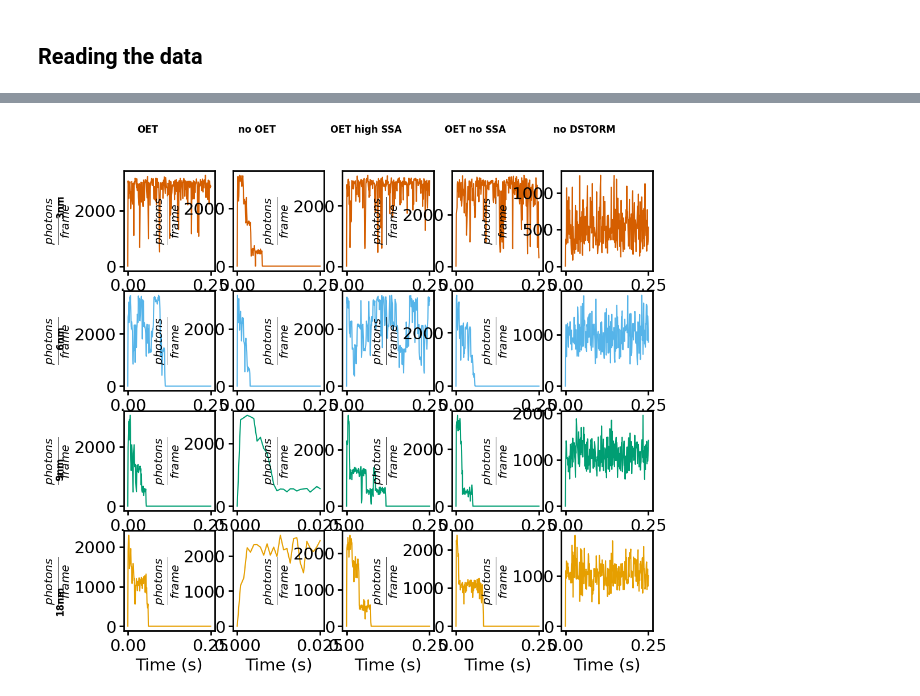
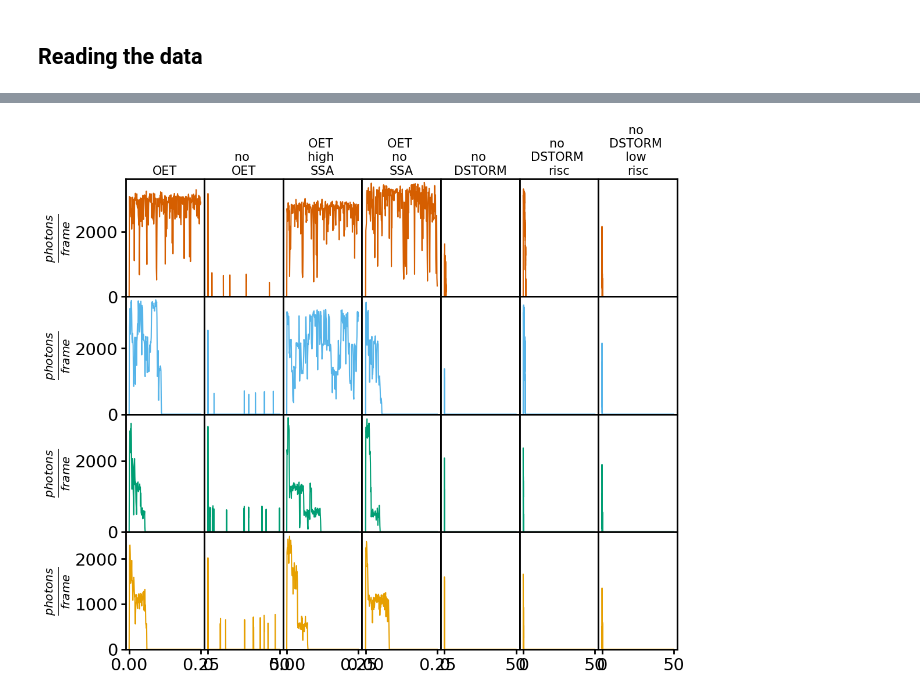
Before and after one commit to super-resolution/Fluopy, a Jupyter notebook: notebooks/Chapter_I/1_12_multi_f_et_antibunching/multi_f_et_antibunching.ipynb, the cells around one changed output, grey strips where cells are left out. Saved outputs shown, nothing was run; the diff lists cells and outputs as text; code cells hidden in the pictures.

```diff
--- a/notebooks/Chapter_I/1_12_multi_f_et_antibunching/multi_f_et_antibunching.ipynb
+++ b/notebooks/Chapter_I/1_12_multi_f_et_antibunching/multi_f_et_antibunching.ipynb
@@ -126,51 +141,48 @@ KeyboardInterrupt:
 # %%
 rcParams["axes.linewidth"] = 2
-gs = plt.GridSpec(4, 5)
-fig = plt.figure(figsize=(12, 10.5))
+gs = plt.GridSpec(
+    4,
+    8,
+    wspace=0,
+    hspace=0,
+)
+fig = plt.figure(figsize=(14, 10.5))
 
 rng = np.random.default_rng(42)
 
 emis = em.Emissions()
 identifiers = ["3nm", "6nm", "9nm", "18nm"]
-for i, r_from in enumerate(
-    [
-        reading_from_OET,
-        reading_from_noOET,
-        reading_from_OEThighSSA,
-        reading_from_OETnoSSA,
-        reading_from_noDSTORM,
-    ]
-):
-    for j, id in enumerate(identifiers):
-        for file in glob.glob(r_from + "/*"):
-            if file == r_from + r"\event_time_series_" + f"{id}" + ".parquet":
-                emis.event_time_series = pd.read_parquet(file)
-                ax = fig.add_subplot(gs[j, i])
-                emis.plot_time_series(axes=ax, color=colors[j])
-
-col_titles = ["OET", "no OET", "OET high SSA", "OET no SSA", "no DSTORM"]
-for i, title in enumerate(col_titles):
-    fig.text(
-        0.16 + i * 0.16,
-        0.94,
-        title,
-        ha="center",
-        va="bottom",
-        fontsize=12,
-        weight="bold",
-    )
-
-
-for i, title in enumerate(identifiers):
-    fig.text(
-        0.04,
-        0.82 - i * 0.22,
-        title,
-        ha="right",
-        va="center",
-        fontsize=12,
-        weight="bold",
-        rotation="vertical",
-    )
+col_titles = [
+    "OET",
+    "no \nOET",
+    "OET \nhigh \nSSA",
+    "OET \nno \nSSA",
+    "no \nDSTORM",
+    "no \nDSTORM \nrisc",
+    "no \nDSTORM \nlow \nrisc",
+    "OET \nrisc",
+]
+for i, _ in enumerate(all_folders):
+    for j, _ in enumerate(identifiers):
+        if j >= len(all_data_coincidence[i]):
+            continue
+        emis = all_data_time_series[i][j]
+        ax = fig.add_subplot(gs[j, i])
+        emis.plot_time_series(axes=ax, color=colors[j])
+        ax.set_ylim([0, maxima[:, j].max() + 100])
+        if j == 0:
+            ax.set_title(col_titles[i], fontsize=15)
+        else:
+            ax.get_yticklabels()[-1].set_visible(False)
+        if i != 0:
+            ax.set_yticklabels([])
+            ax.set_yticks([])
+            ax.set_ylabel("")
+        if i != len(all_folders) - 1:
+            ax.get_xticklabels()[-1].set_visible(False)
+        if j != len(identifiers) - 1:
+            ax.set_xticklabels([])
+            ax.set_xticks([])
+        ax.set_xlabel("")
 # %% [output]
-[figure, old version]
+[figure, new version]
```
Also changed, not shown: parts of 3 cells of this notebook, 7 other files.
